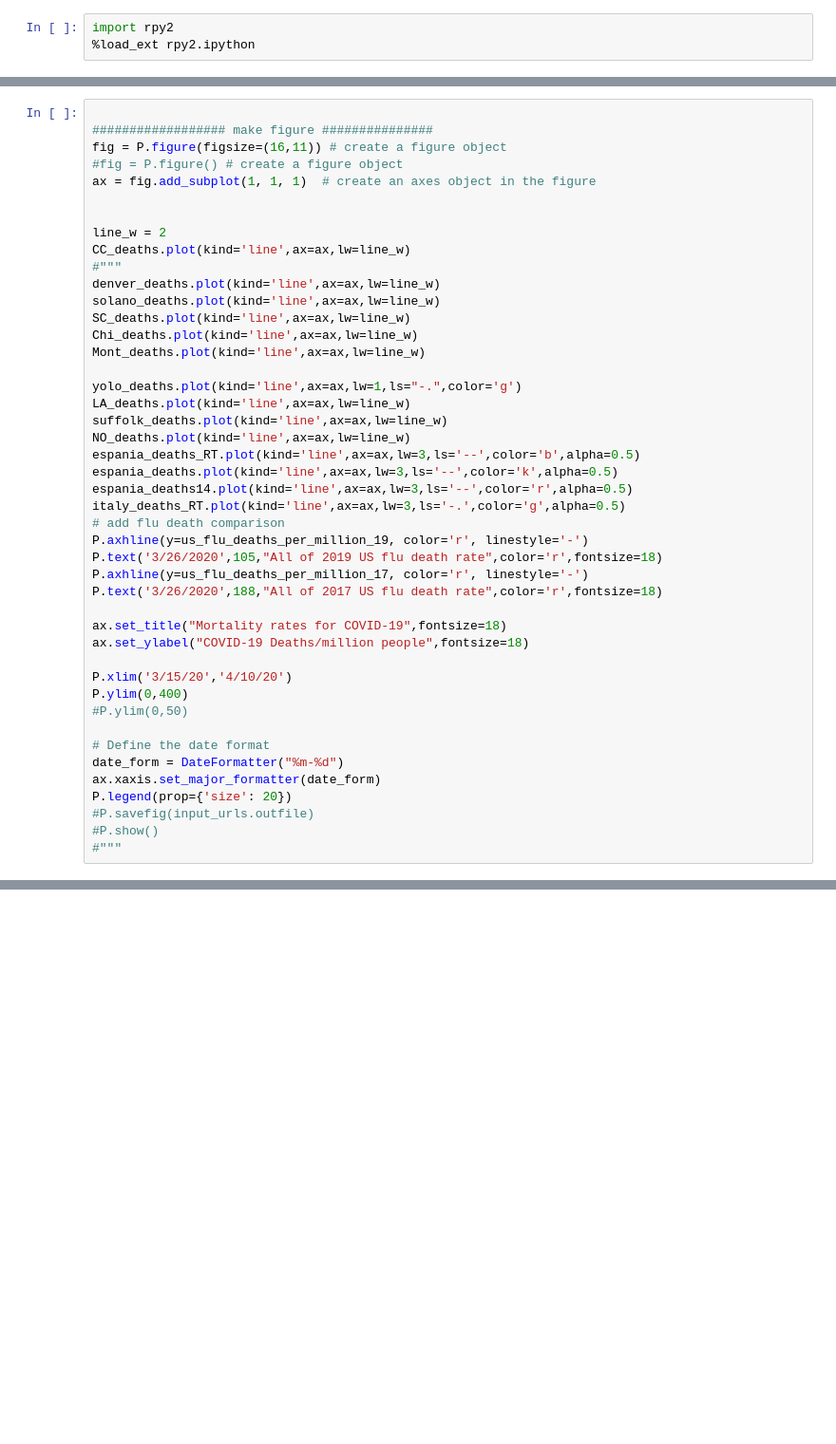
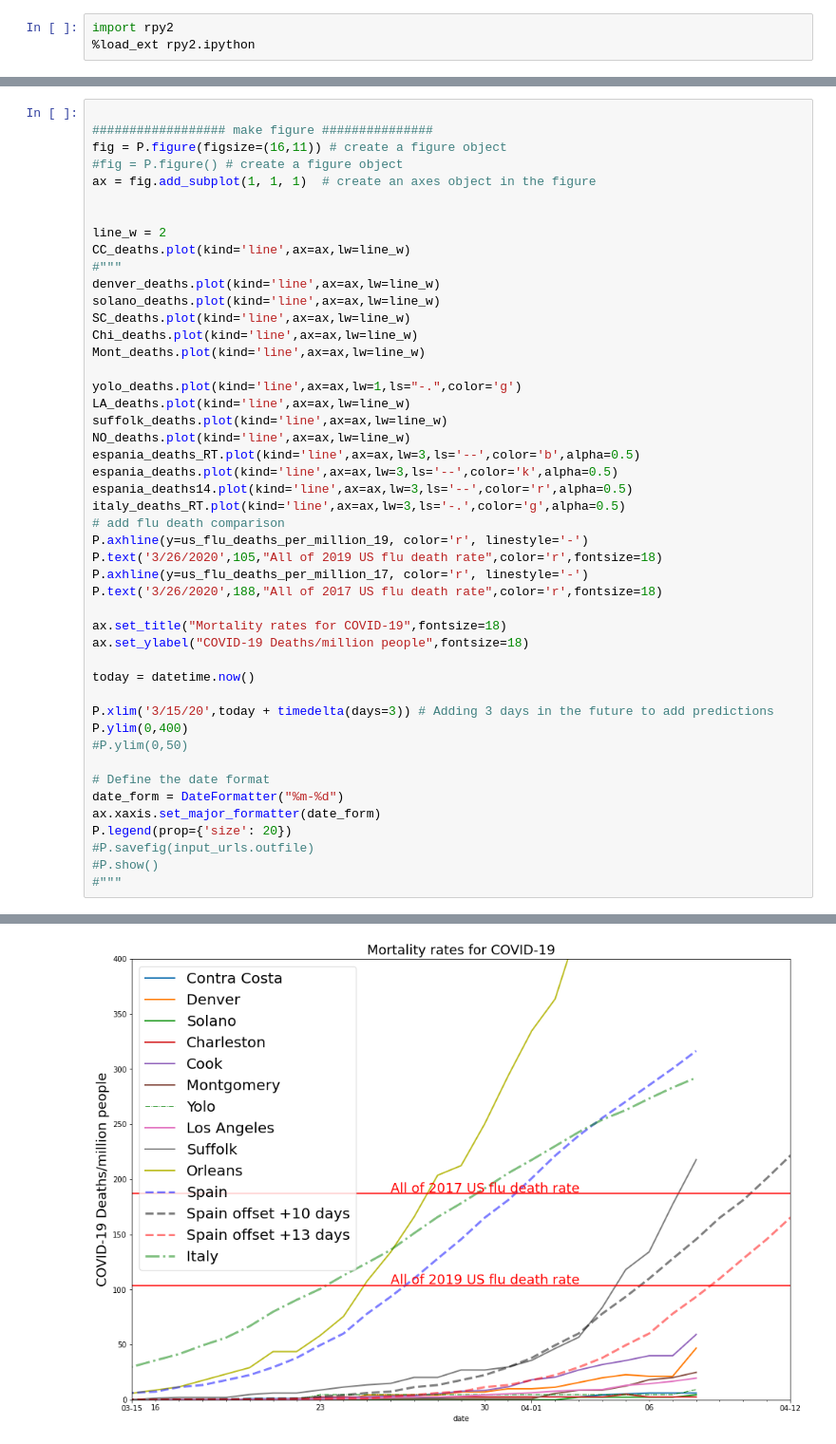
Before and after one commit to bjmain/SARS-CoV-2, a Jupyter notebook: sars2_v2.ipynb, the cells around one changed output, grey strips where cells are left out. Shown: that part at 95% size. Drawn from its saved outputs; the diff is of its cells as text; blank space fills up the shorter version.

```diff
--- a/sars2_v2.ipynb
+++ b/sars2_v2.ipynb
@@ -155,7 +149,9 @@ P.text('3/26/2020',188,"All of 2017 US flu death rate",color='r',fontsize=18)
 ax.set_title("Mortality rates for COVID-19",fontsize=18)
 ax.set_ylabel("COVID-19 Deaths/million people",fontsize=18)
 
-P.xlim('3/15/20','4/10/20')
+today = datetime.now()
+
+P.xlim('3/15/20',today + timedelta(days=3)) # Adding 3 days in the future to add predictions
 P.ylim(0,400)
 #P.ylim(0,50)
 
@@ -171,3 +167,4 @@ NameError: name 'P' is not defined
+[figure, added]
 # %%
 
 ################## make figure ###############
```
Also changed, not shown: parts of 5 cells of this notebook.
